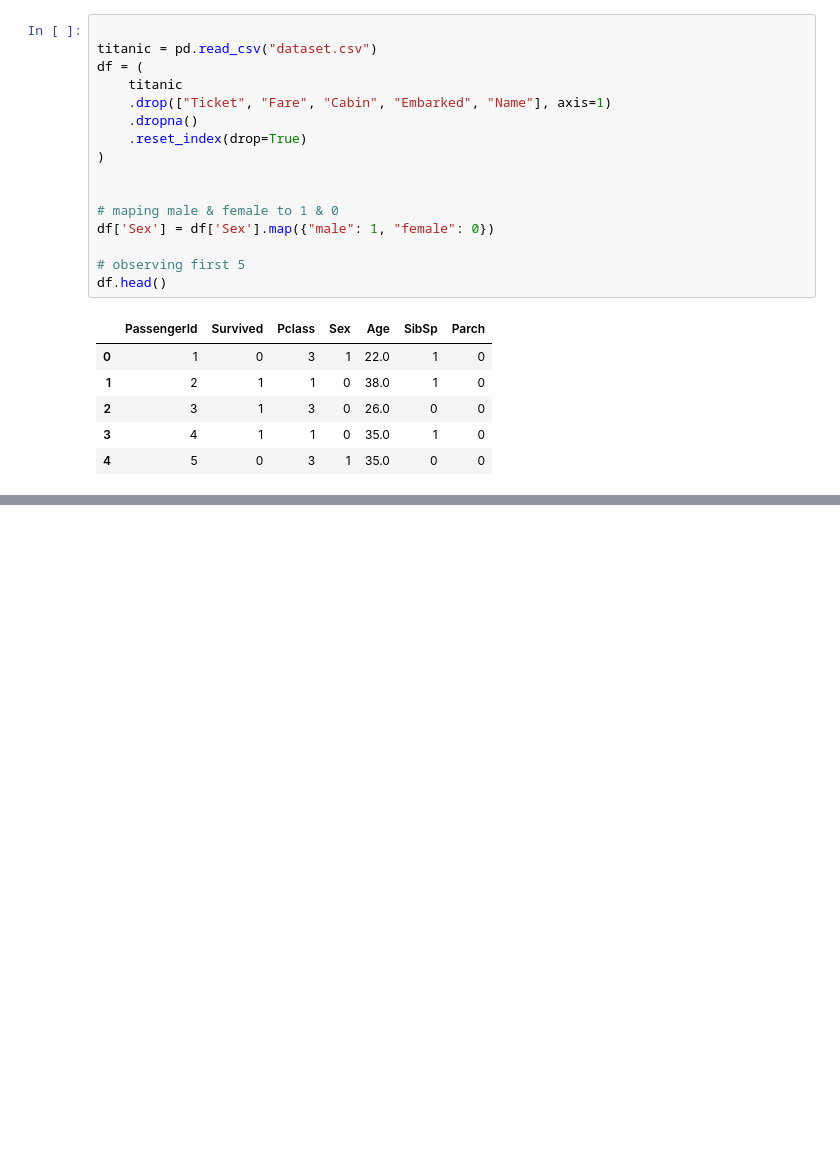
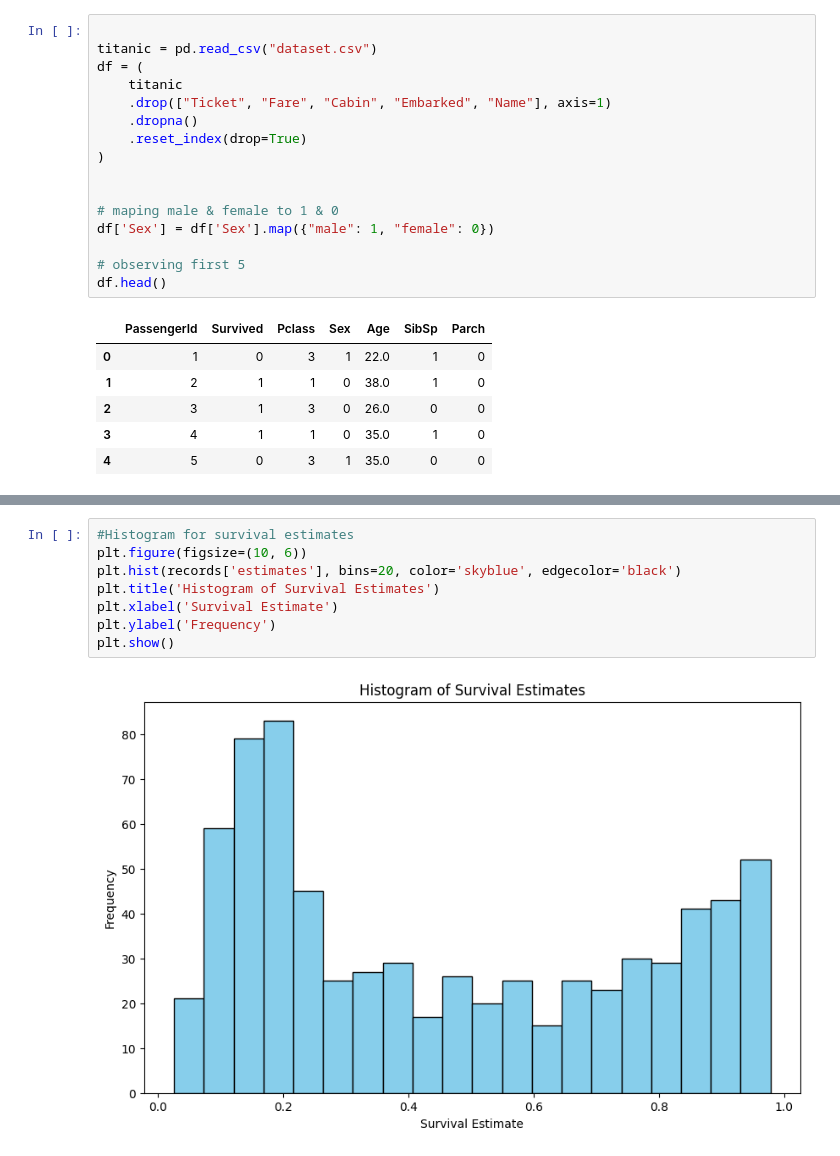
Before and after one commit to 24greyhat/titanic-exploratory-analysis, a Jupyter notebook: nb.ipynb, the cells around one changed output, grey strips where cells are left out. Saved outputs shown, nothing was run; the diff lists cells and outputs as text; blank space fills up the shorter version.

```diff
--- a/nb.ipynb
+++ b/nb.ipynb
@@ -130,0 +158,10 @@ records.head()
+# %%
+#Histogram for survival estimates
+plt.figure(figsize=(10, 6))
+plt.hist(records['estimates'], bins=20, color='skyblue', edgecolor='black')
+plt.title('Histogram of Survival Estimates')
+plt.xlabel('Survival Estimate')
+plt.ylabel('Frequency')
+plt.show()
+# %% [output]
+[figure, added]
```
Also changed, not shown: parts of 5 cells of this notebook, 1 other file.
